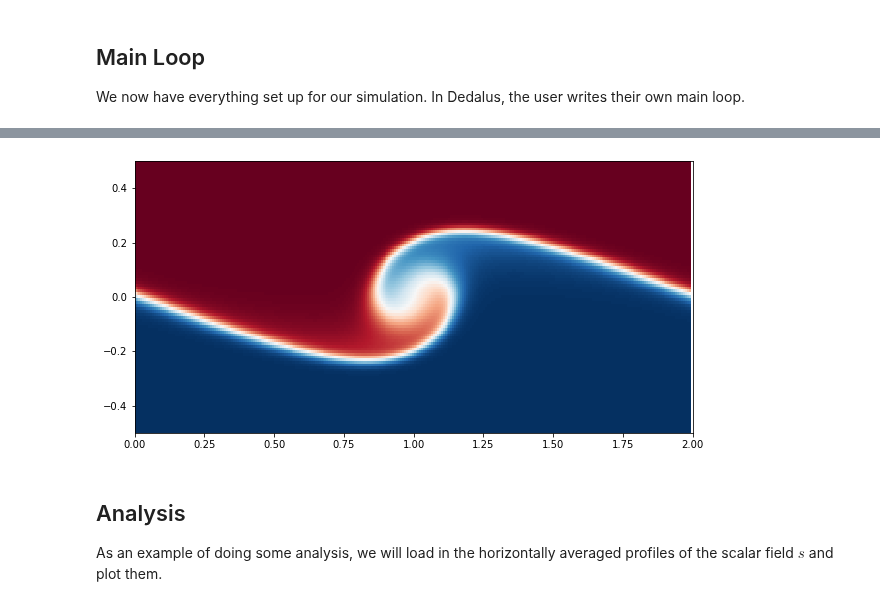
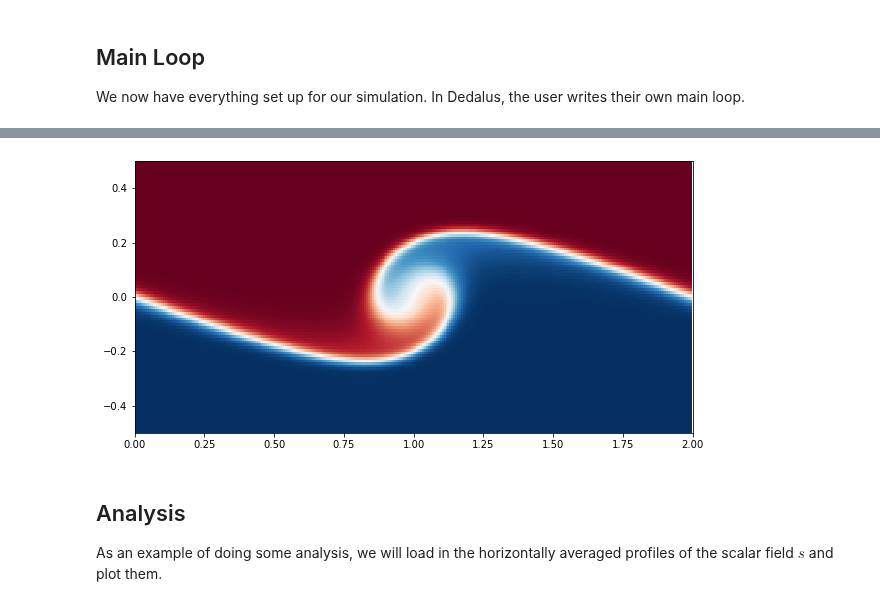
Before and after one commit to DedalusProject/dedalus, a Jupyter notebook: docs/notebooks/KelvinHelmholtzInstability.ipynb, the cells around one changed output, grey strips where cells are left out. Cells and saved outputs as stored; diff of their text form; code cells hidden in the pictures.

```diff
--- a/docs/notebooks/KelvinHelmholtzInstability.ipynb
+++ b/docs/notebooks/KelvinHelmholtzInstability.ipynb
@@ -177,14 +177,14 @@ while solver.ok:
     solver.step(dt)
     if solver.iteration % 10 == 0:
         # Update plot of scalar field
-        p.set_array(np.ravel(S['g'][:-1,:-1].T))
+        p.set_array(np.ravel(S['g'].T))
         display.clear_output()
         display.display(plt.gcf())
         logger.info('Iteration: %i, Time: %e, dt: %e' %(solver.iteration, solver.sim_time, dt))
 
 end_time = time.time()
 
-p.set_array(np.ravel(S['g'][:-1,:-1].T))
+p.set_array(np.ravel(S['g'].T))
 display.clear_output()
 # Print statistics
 logger.info('Run time: %f' %(end_time-start_time))
@@ -195,4 +195,4 @@ logger.info('Iterations: %i' %solver.iteration)
-[figure, old version]
+[figure, new version]
 # %% [markdown]
 ## Analysis
 
```
Also changed, not shown: parts of 3 cells of this notebook, 1 other file.
